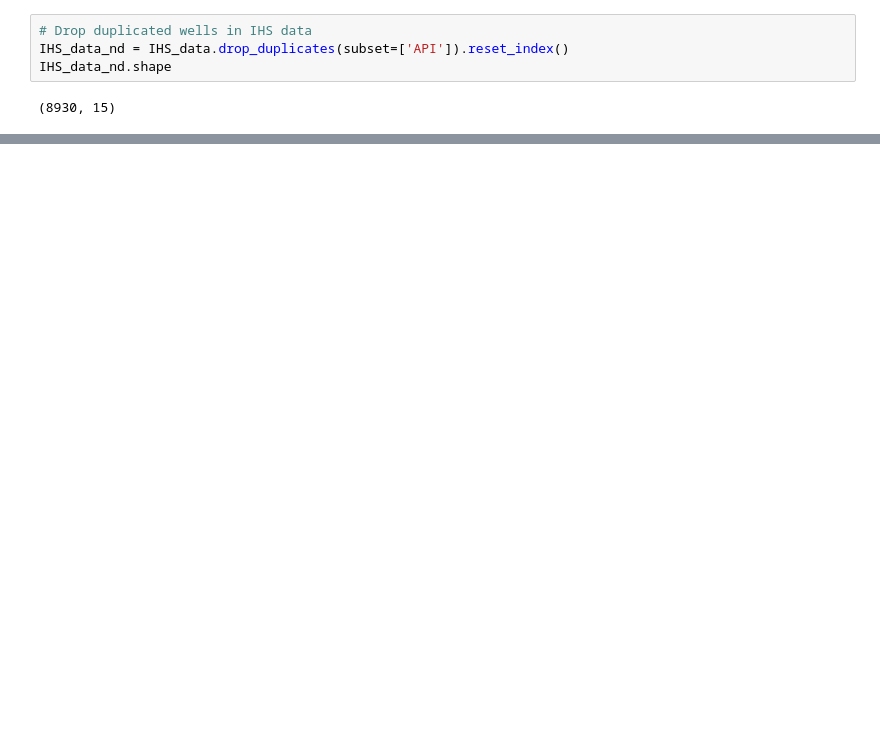
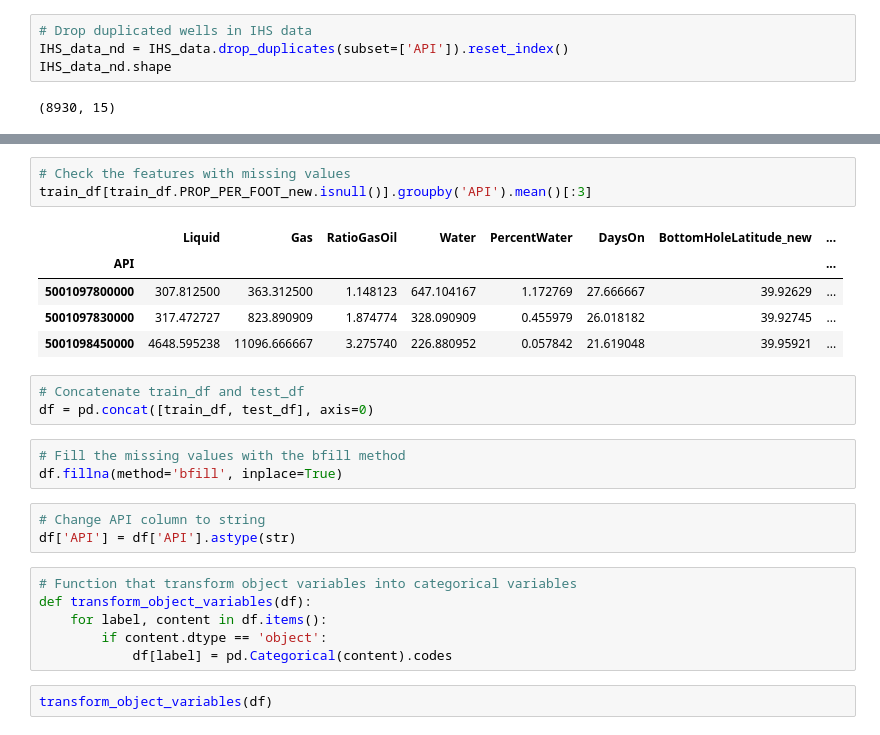
Before and after one commit to Dnbg1982/Oil-Gas-Projects, a Jupyter notebook: Reservoir Engineering/Notebooks/Oil_produc_forecasting.ipynb, the cells around one changed output, grey strips where cells are left out. Cells and saved outputs as stored; diff of their text form; blank space fills up the shorter version.

```diff
--- a/Reservoir Engineering/Notebooks/Oil_produc_forecasting.ipynb
+++ b/Reservoir Engineering/Notebooks/Oil_produc_forecasting.ipynb
@@ -290,0 +299,26 @@ memory usage: 54.1+ MB
+# %%
+# Check the features with missing values
+train_df[train_df.PROP_PER_FOOT_new.isnull()].groupby('API').mean()[:3]
+# %% [output]
+|  | Liquid | Gas | RatioGasOil | Water | PercentWater | DaysOn | BottomHoleLatitude_new | ... |
+| API |  |  |  |  |  |  |  | ... |
+| 5001097800000 | 307.812500 | 363.312500 | 1.148123 | 647.104167 | 1.172769 | 27.666667 | 39.92629 | ... |
+| 5001097830000 | 317.472727 | 823.890909 | 1.874774 | 328.090909 | 0.455979 | 26.018182 | 39.92745 | ... |
+| 5001098450000 | 4648.595238 | 11096.666667 | 3.275740 | 226.880952 | 0.057842 | 21.619048 | 39.95921 | ... |
+# %%
+# Concatenate train_df and test_df
+df = pd.concat([train_df, test_df], axis=0)
+# %%
+# Fill the missing values with the bfill method
+df.fillna(method='bfill', inplace=True)
+# %%
+# Change API column to string
+df['API'] = df['API'].astype(str)
+# %%
+# Function that transform object variables into categorical variables
+def transform_object_variables(df):
+    for label, content in df.items():
+        if content.dtype == 'object':
+            df[label] = pd.Categorical(content).codes
+# %%
+transform_object_variables(df)
```
Also changed, not shown: parts of 30 cells of this notebook.
